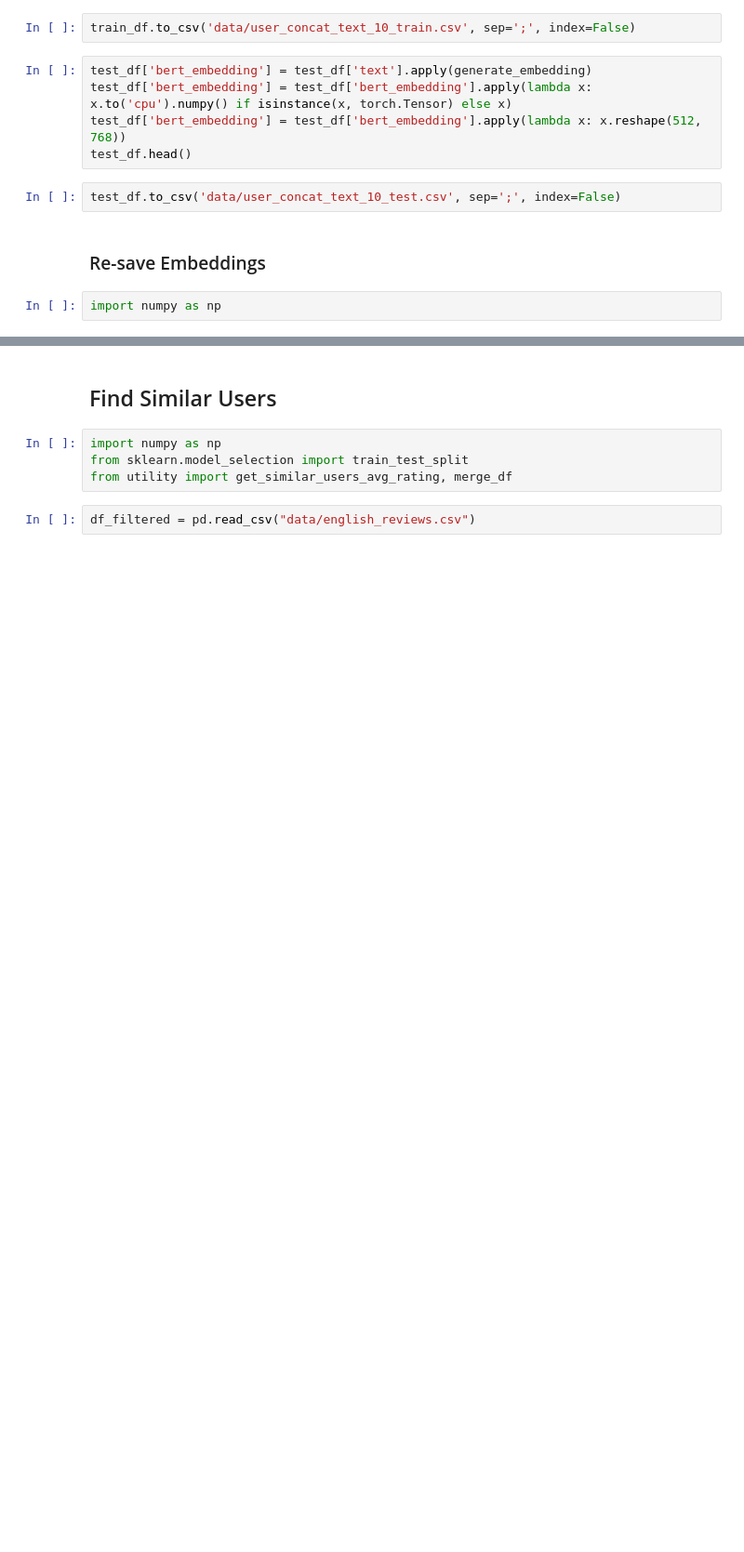
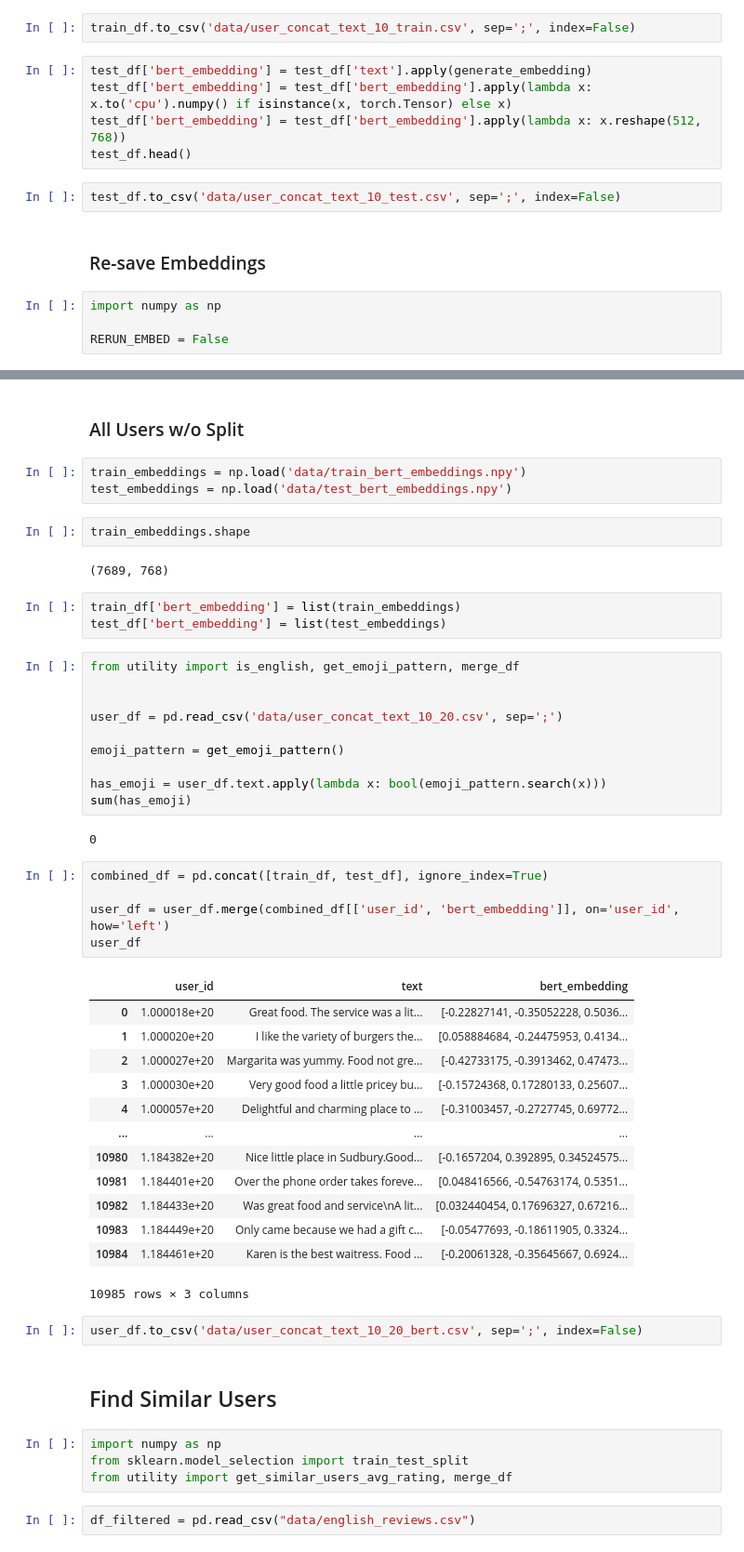
Before and after one commit to yuqinbailey/Restaurant-Rec-Google-Reviews, a Jupyter notebook: 5_1_4_LLMs.ipynb, the cells around one changed output, grey strips where cells are left out. Shown at 93% size. Cells and saved outputs as stored; diff of their text form; blank space fills up the shorter version.

Commit message:
bert embeddings for all comments

```diff
--- a/5_1_4_LLMs.ipynb
+++ b/5_1_4_LLMs.ipynb
@@ -75,3 +75,5 @@ test_df.to_csv('data/user_concat_text_10_test.csv', sep=';', index=False)
 ### Re-save Embeddings
 # %%
 import numpy as np
+
+RERUN_EMBED = False
@@ -110,3 +128,48 @@ np.save('data1/test_bert_embeddings.npy', np.array(embeddings))
+# %% [markdown]
+### All Users w/o Split
+# %%
+train_embeddings = np.load('data/train_bert_embeddings.npy')
+test_embeddings = np.load('data/test_bert_embeddings.npy')
+# %%
+train_embeddings.shape
+# %% [output]
+(7689, 768)
+# %%
+train_df['bert_embedding'] = list(train_embeddings)
+test_df['bert_embedding'] = list(test_embeddings)
+# %%
+from utility import is_english, get_emoji_pattern, merge_df
+
+
+user_df = pd.read_csv('data/user_concat_text_10_20.csv', sep=';')
+
+emoji_pattern = get_emoji_pattern()
+
+has_emoji = user_df.text.apply(lambda x: bool(emoji_pattern.search(x)))
+sum(has_emoji)
+# %% [output]
+0
+# %%
+combined_df = pd.concat([train_df, test_df], ignore_index=True)
+
+user_df = user_df.merge(combined_df[['user_id', 'bert_embedding']], on='user_id', how='left')
+user_df
+# %% [output]
+|  | user_id | text | bert_embedding |
+| 0 | 1.000018e+20 | Great food. The service was a lit... | [-0.22827141, -0.35052228, 0.5036... |
+| 1 | 1.000020e+20 | I like the variety of burgers the... | [0.058884684, -0.24475953, 0.4134... |
+| 2 | 1.000027e+20 | Margarita was yummy. Food not gre... | [-0.42733175, -0.3913462, 0.47473... |
+| 3 | 1.000030e+20 | Very good food a little pricey bu... | [-0.15724368, 0.17280133, 0.25607... |
+| 4 | 1.000057e+20 | Delightful and charming place to ... | [-0.31003457, -0.2727745, 0.69772... |
+| ... | ... | ... | ... |
+| 10980 | 1.184382e+20 | Nice little place in Sudbury.Good... | [-0.1657204, 0.392895, 0.34524575... |
+| 10981 | 1.184401e+20 | Over the phone order takes foreve... | [0.048416566, -0.54763174, 0.5351... |
+| 10982 | 1.184433e+20 | Was great food and service\nA lit... | [0.032440454, 0.17696327, 0.67216... |
+| 10983 | 1.184449e+20 | Only came because we had a gift c... | [-0.05477693, -0.18611905, 0.3324... |
+| 10984 | 1.184461e+20 | Karen is the best waitress. Food ... | [-0.20061328, -0.35645667, 0.6924... |
+10985 rows × 3 columns
+# %%
+user_df.to_csv('data/user_concat_text_10_20_bert.csv', sep=';', index=False)
 # %% [markdown]
 ## Find Similar Users
 # %%
```
Also changed, not shown: parts of 4 cells of this notebook.
